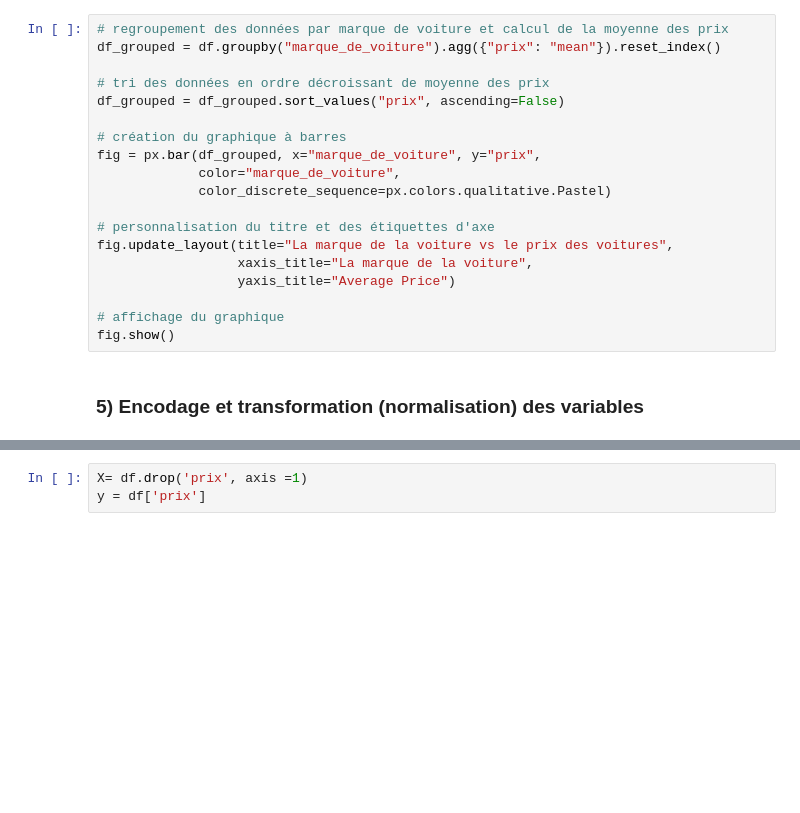
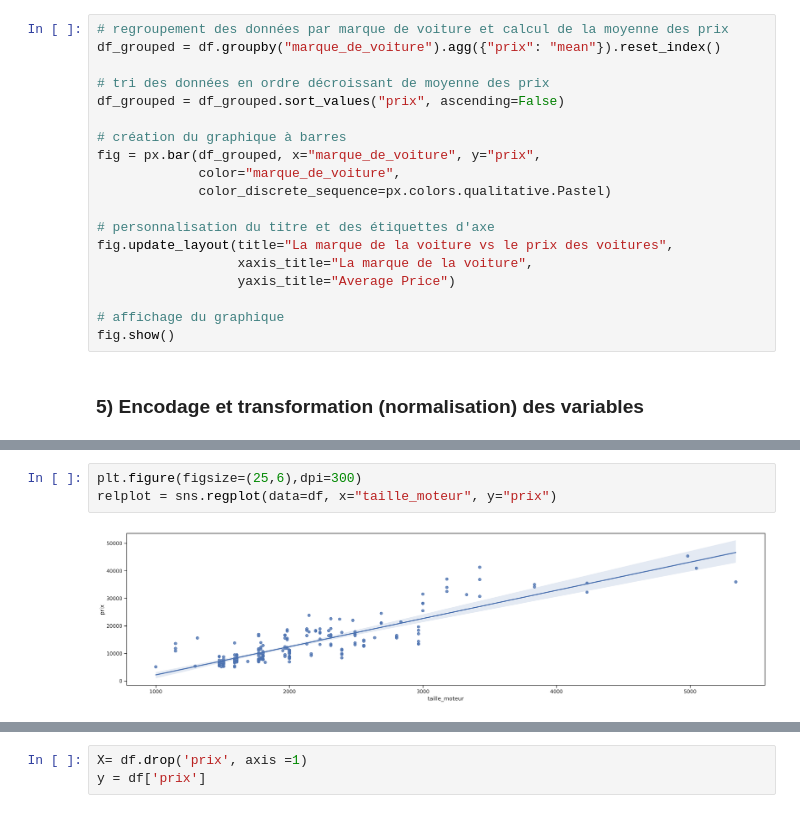
Before and after one commit to Noura-ou/application-d-estimation-de-prix, a Jupyter notebook: src/modèle_reg.ipynb, the cells around one changed output, grey strips where cells are left out. Drawn from its saved outputs; the diff is of its cells as text; blank space fills up the shorter version.

```diff
--- a/src/modèle_reg.ipynb
+++ b/src/modèle_reg.ipynb
@@ -202,0 +229,5 @@ fig.show()
+# %%
+plt.figure(figsize=(25,6),dpi=300)
+relplot = sns.regplot(data=df, x="taille_moteur", y="prix")
+# %% [output]
+[figure, added]
```
Also changed, not shown: parts of 9 cells of this notebook.
